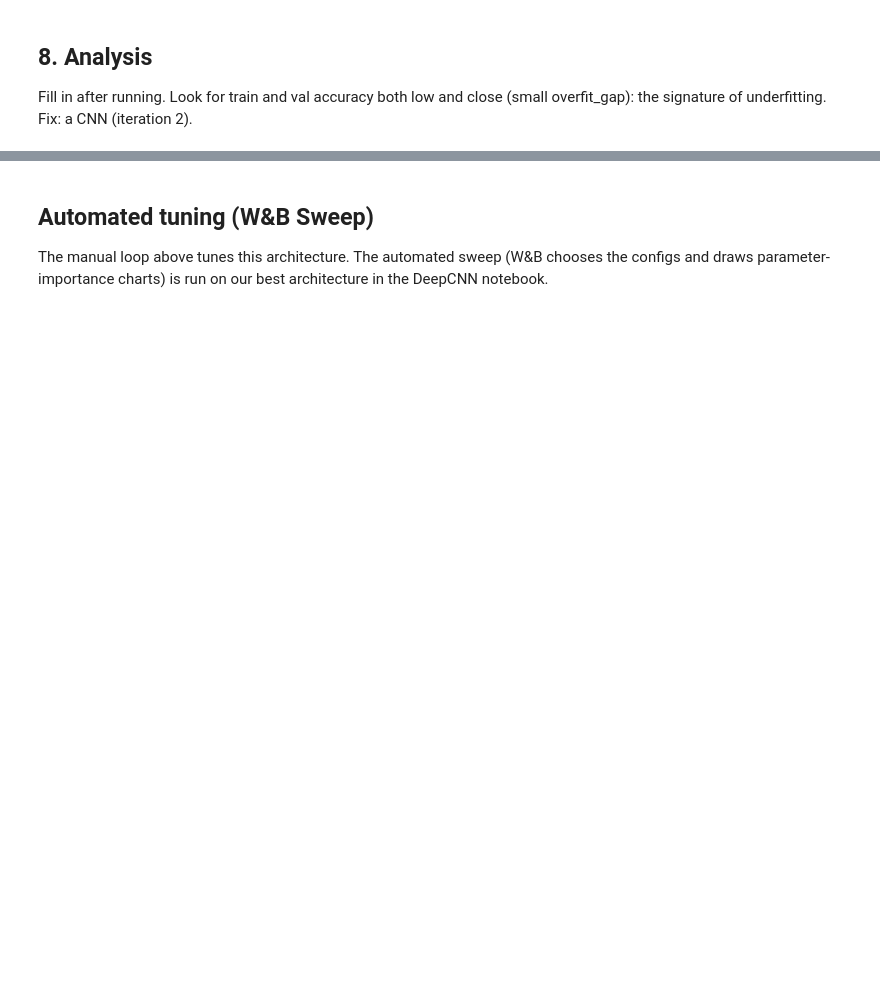
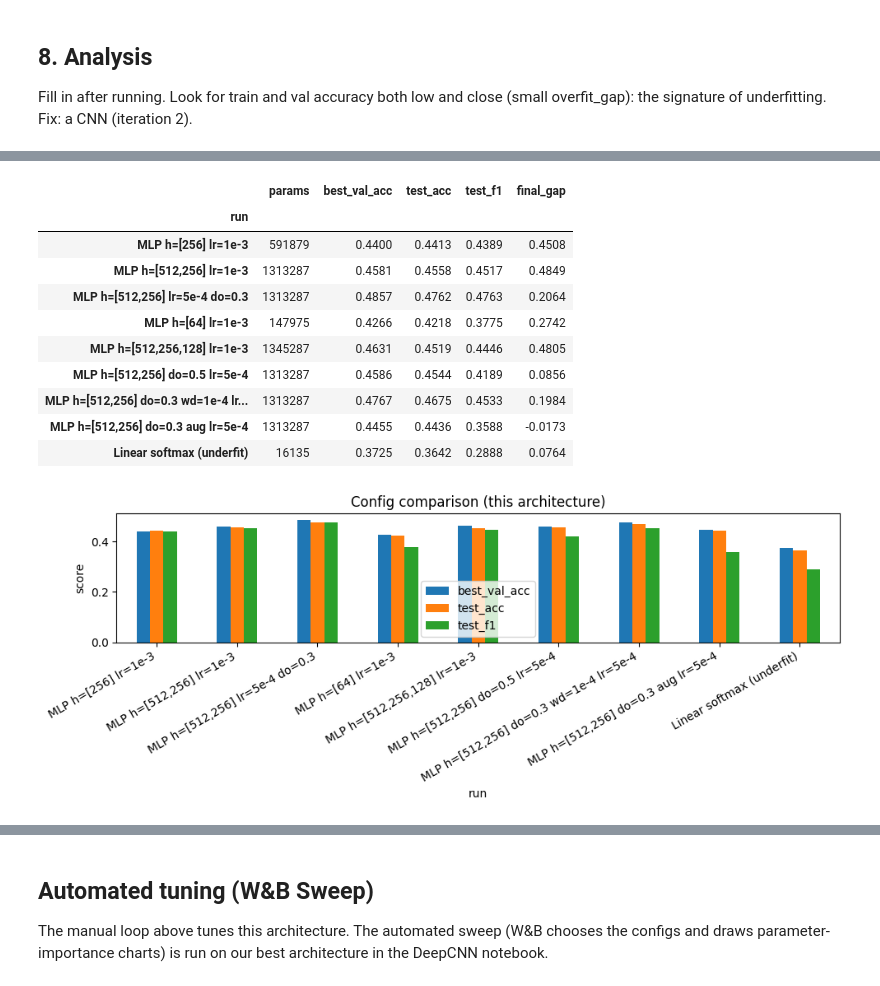
Before and after one commit to romaxod/ML-HW4-FUULXOD, a Jupyter notebook: model_experiment_MLP.ipynb, the cells around one changed output, grey strips where cells are left out. Cells and saved outputs as stored; diff of their text form; code cells hidden in the pictures; blank space fills up the shorter version.

```diff
--- a/model_experiment_MLP.ipynb
+++ b/model_experiment_MLP.ipynb
@@ -212,0 +399,20 @@ Fill in after running. Look for train and val accuracy both low and close (small
+# %%
+import pandas as pd
+df = pd.DataFrame(SUMMARY).set_index("run")
+display(df.round(4))
+ax = df[["best_val_acc", "test_acc", "test_f1"]].plot(kind="bar", figsize=(10, 4))
+ax.set_ylabel("score"); ax.set_title("Config comparison (this architecture)")
+plt.xticks(rotation=30, ha="right"); plt.tight_layout(); plt.show()
+# %% [output]
+|  | params | best_val_acc | test_acc | test_f1 | final_gap |
+| run |  |  |  |  |  |
+| MLP h=[256] lr=1e-3 | 591879 | 0.4400 | 0.4413 | 0.4389 | 0.4508 |
+| MLP h=[512,256] lr=1e-3 | 1313287 | 0.4581 | 0.4558 | 0.4517 | 0.4849 |
+| MLP h=[512,256] lr=5e-4 do=0.3 | 1313287 | 0.4857 | 0.4762 | 0.4763 | 0.2064 |
+| MLP h=[64] lr=1e-3 | 147975 | 0.4266 | 0.4218 | 0.3775 | 0.2742 |
+| MLP h=[512,256,128] lr=1e-3 | 1345287 | 0.4631 | 0.4519 | 0.4446 | 0.4805 |
+| MLP h=[512,256] do=0.5 lr=5e-4 | 1313287 | 0.4586 | 0.4544 | 0.4189 | 0.0856 |
+| MLP h=[512,256] do=0.3 wd=1e-4 lr... | 1313287 | 0.4767 | 0.4675 | 0.4533 | 0.1984 |
+| MLP h=[512,256] do=0.3 aug lr=5e-4 | 1313287 | 0.4455 | 0.4436 | 0.3588 | -0.0173 |
+| Linear softmax (underfit) | 16135 | 0.3725 | 0.3642 | 0.2888 | 0.0764 |
+[figure, added]
```
Also changed, not shown: parts of 18 cells of this notebook.
